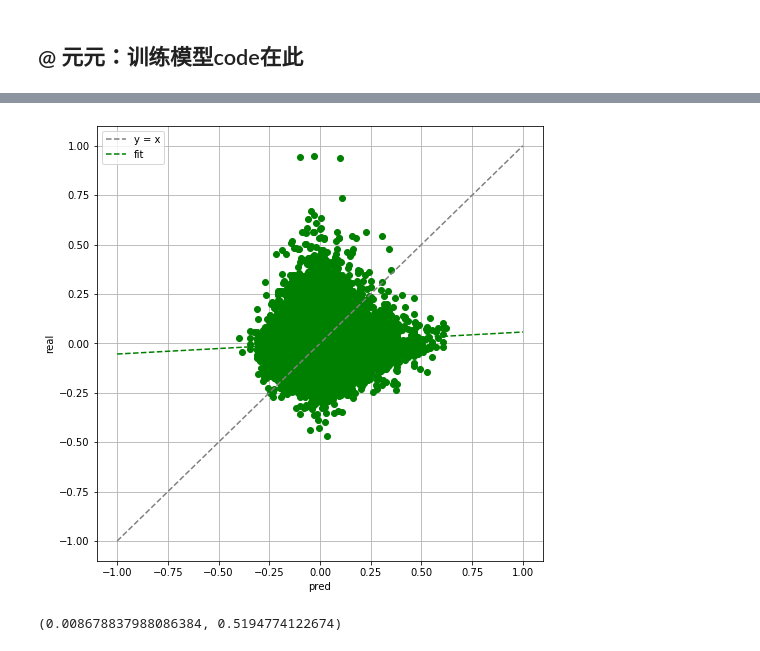
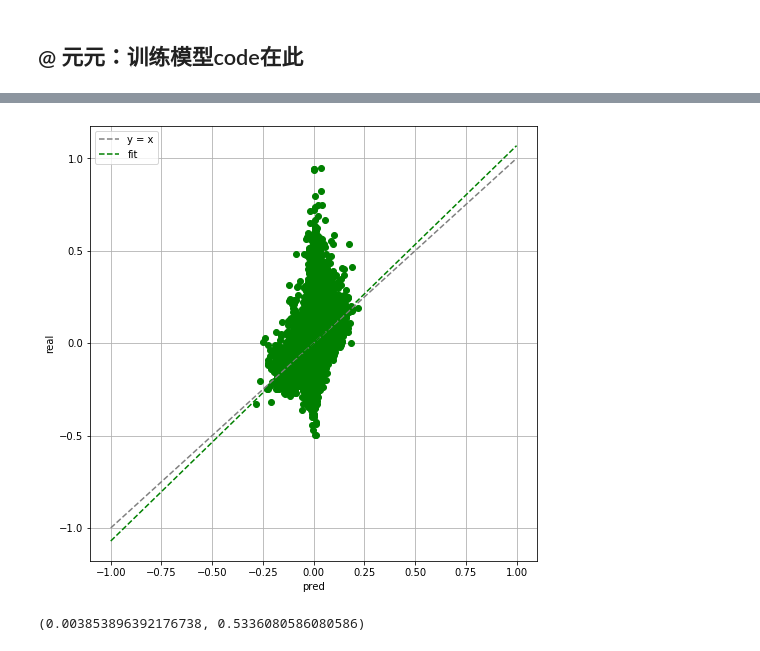
Before and after one commit to markzhao98/UbiQuantChallenge-4.4.1, a Jupyter notebook: Strategy/Strategy.ipynb, the cells around one changed output, grey strips where cells are left out. Saved outputs shown, nothing was run; the diff lists cells and outputs as text; code cells hidden in the pictures.

```diff
--- a/Strategy/Strategy.ipynb
+++ b/Strategy/Strategy.ipynb
@@ -309,0 +306,16 @@ mean_squared_error(y_train_pred, y_train), calc_accuracy(y_train_pred, y_train)
+# %%
+data = pd.read_csv('CONTEST_DATA_TEST_100_1.csv', header = None) \
+    .append(pd.read_csv('data900-999.csv', header = None)) \
+    .append(pd.read_csv('CommingDATA.csv', header = None)).reset_index(drop = True)
+# %%
+data = data.astype('float')
+data.rename(columns={0:'day',
+                     1:'stock',
+                     2:'open',
+                     3:'high',
+                     4:'low',
+                     5:'close',
+                     6:'volume',
+                     7:'moneyvolume'}, inplace=True)
+data['close_chg_10'] = data[['stock', 'close']].groupby('stock').transform(lambda x: lagging(XOX(x.values, 10), 1))
+data
@@ -309,0 +336,12 @@ mean_squared_error(y_train_pred, y_train), calc_accuracy(y_train_pred, y_train)
+# %%
+y_updated = data.dropna().close_chg_10.values
+X_updated = data.dropna().iloc[:,8:108].values
+# %%
+nnr_updated = MLPRegressor(hidden_layer_sizes = hidden_layer_sizes,
+                           max_iter = max_iter,
+                           alpha = alpha,
+                           learning_rate_init = learning_rate_init,
+                           verbose = True,
+                           random_state = 2021)
+
+nnr_updated.fit(X_updated, y_updated)
@@ -310,16 +365,16 @@ mean_squared_error(y_train_pred, y_train), calc_accuracy(y_train_pred, y_train)
 # %%
-y_validate_pred = rfr.predict(X_validate)
+y_updated_pred = nnr_updated.predict(X_updated)
 
 plt.figure(figsize=(8, 8))
-plt.plot(y_validate_pred, y_validate, 'go')
+plt.plot(y_pred, y, 'go')
 plt.plot([-1,1], [-1,1], 'grey', ls = '--', label = 'y = x')
-plt.plot([-1,1], np.poly1d(np.polyfit(y_validate_pred, y_validate, 1))([-1,1]), 'g--', label = 'fit')
+plt.plot([-1,1], np.poly1d(np.polyfit(y_updated_pred, y_updated, 1))([-1,1]), 'g--', label = 'fit')
 plt.xlabel('pred')
 plt.ylabel('real')
 plt.grid()
 plt.legend()
 plt.show()
-mean_squared_error(y_validate_pred, y_validate), calc_accuracy(y_validate_pred, y_validate)
+mean_squared_error(y_updated_pred, y_updated), calc_accuracy(y_updated_pred, y_updated)
 # %% [output]
-[figure, old version]
+[figure, new version]
-(0.008678837988086384, 0.5194774122674)
+(0.003853896392176738, 0.5336080586080586)
```
Also changed, not shown: parts of 21 cells of this notebook, 2 other files.
